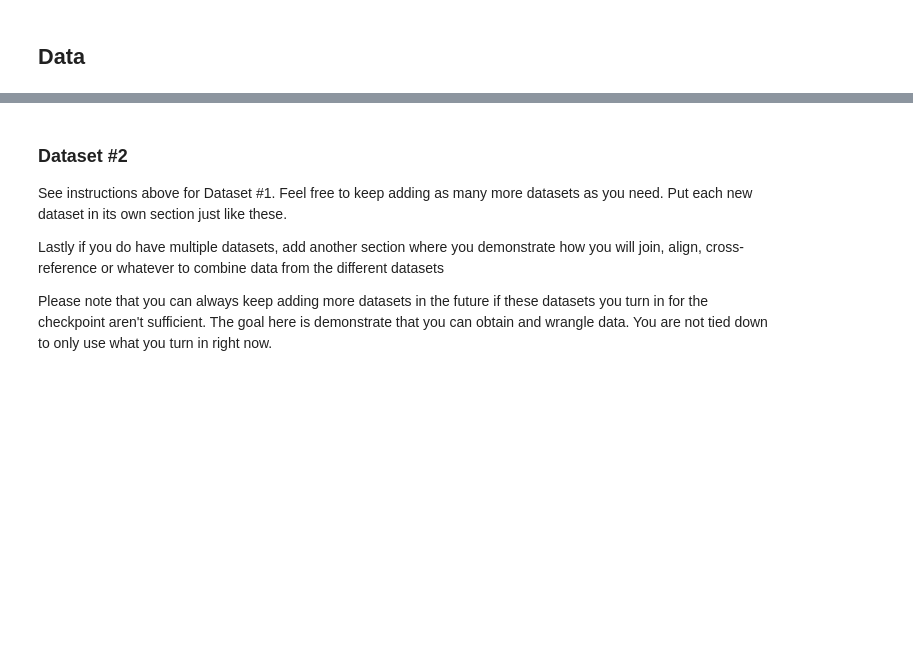
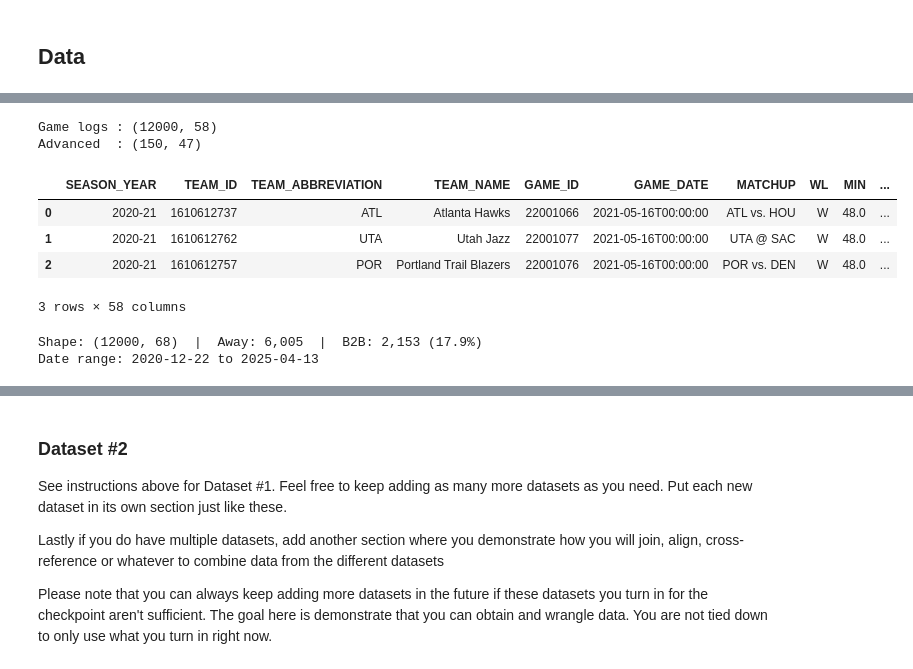
Before and after one commit to COGS108/Group031_WI26, a Jupyter notebook: 01-DataCheckpoint.ipynb, the cells around one changed output, grey strips where cells are left out. Cells and saved outputs as stored; diff of their text form; code cells hidden in the pictures; blank space fills up the shorter version.

```diff
--- a/01-DataCheckpoint.ipynb
+++ b/01-DataCheckpoint.ipynb
@@ -196,0 +241,70 @@ Instructions:
+# %%
+# --- Fetch & cache raw data ---
+SEASONS = ['2020-21', '2021-22', '2022-23', '2023-24', '2024-25']
+RAW_GAMELOGS_PATH  = 'data/00-raw/nba_team_gamelogs_raw.csv'
+RAW_ADVANCED_PATH  = 'data/00-raw/nba_advanced_stats_raw.csv'
+
+def fetch_gamelogs(seasons, delay=0.7):
+    frames = []
+    for s in seasons:
+        df = TeamGameLogs(season_nullable=s, season_type_nullable='Regular Season').get_data_frames()[0]
+        df['SEASON'] = s
+        frames.append(df)
+        time.sleep(delay)
+    return pd.concat(frames, ignore_index=True)
+
+def fetch_advanced(seasons, delay=0.7):
+    frames = []
+    for s in seasons:
+        df = LeagueDashTeamStats(season=s, season_type_all_star='Regular Season',
+                                 measure_type_detailed_defense='Advanced').get_data_frames()[0]
+        df['SEASON'] = s
+        frames.append(df)
+        time.sleep(delay)
+    return pd.concat(frames, ignore_index=True)
+
+if not os.path.exists(RAW_GAMELOGS_PATH):
+    fetch_gamelogs(SEASONS).to_csv(RAW_GAMELOGS_PATH, index=False)
+if not os.path.exists(RAW_ADVANCED_PATH):
+    fetch_advanced(SEASONS).to_csv(RAW_ADVANCED_PATH, index=False)
+
+df_raw     = pd.read_csv(RAW_GAMELOGS_PATH)
+df_adv_raw = pd.read_csv(RAW_ADVANCED_PATH)
+
+print(f"Game logs : {df_raw.shape}")
+print(f"Advanced  : {df_adv_raw.shape}")
+df_raw.head(3)
+# %% [output]
+Game logs : (12000, 58)
+Advanced  : (150, 47)
+|  | SEASON_YEAR | TEAM_ID | TEAM_ABBREVIATION | TEAM_NAME | GAME_ID | GAME_DATE | MATCHUP | WL | MIN | ... |
+| 0 | 2020-21 | 1610612737 | ATL | Atlanta Hawks | 22001066 | 2021-05-16T00:00:00 | ATL vs. HOU | W | 48.0 | ... |
+| 1 | 2020-21 | 1610612762 | UTA | Utah Jazz | 22001077 | 2021-05-16T00:00:00 | UTA @ SAC | W | 48.0 | ... |
+| 2 | 2020-21 | 1610612757 | POR | Portland Trail Blazers | 22001076 | 2021-05-16T00:00:00 | POR vs. DEN | W | 48.0 | ... |
+3 rows × 58 columns
+# %%
+# --- Engineer variables & merge ---
+df = df_raw.copy()
+df['GAME_DATE'] = pd.to_datetime(df['GAME_DATE'])
+df['IS_AWAY']   = df['MATCHUP'].str.contains('@').astype(int)
+df['eFG_PCT']   = (df['FGM'] + 0.5 * df['FG3M']) / df['FGA']
+df['TOV_PCT']   = df['TOV'] / (df['FGA'] + 0.44 * df['FTA'] + df['TOV'])
+df['WIN']       = (df['WL'] == 'W').astype(int)
+
+df = df.sort_values(['TEAM_ID', 'GAME_DATE']).reset_index(drop=True)
+df['REST_DAYS'] = (df.groupby(['TEAM_ID', 'SEASON'])['GAME_DATE']
+                     .diff().dt.days - 1).fillna(3).clip(lower=0).astype(int)
+df['IS_B2B']    = (df['REST_DAYS'] == 0).astype(int)
+
+df_adv = (df_adv_raw[['TEAM_ID', 'SEASON', 'OFF_RATING', 'DEF_RATING', 'NET_RATING', 'PACE']]
+            .rename(columns={'OFF_RATING': 'SEASON_OFF_RATING', 'DEF_RATING': 'SEASON_DEF_RATING',
+                             'NET_RATING': 'SEASON_NET_RATING', 'PACE': 'SEASON_PACE'}))
+df = df.merge(df_adv, on=['TEAM_ID', 'SEASON'], how='left')
+
+print(f"Shape: {df.shape}  |  Away: {df['IS_AWAY'].sum():,}  |  B2B: {df['IS_B2B'].sum():,} ({df['IS_B2B'].mean():.1%})")
+print(f"Date range: {df['GAME_DATE'].min().date()} to {df['GAME_DATE'].max().date()}")
+df[['TEAM_ABBREVIATION', 'GAME_DATE', 'MATCHUP', 'REST_DAYS', 'IS_B2B', 'eFG_PCT', 'TOV_PCT']].head(5)
+df.to_csv("data/01-interim/engineered_features.csv", index=False)
+# %% [output]
+Shape: (12000, 68)  |  Away: 6,005  |  B2B: 2,153 (17.9%)
+Date range: 2020-12-22 to 2025-04-13
```
Also changed, not shown: parts of 17 cells of this notebook.
